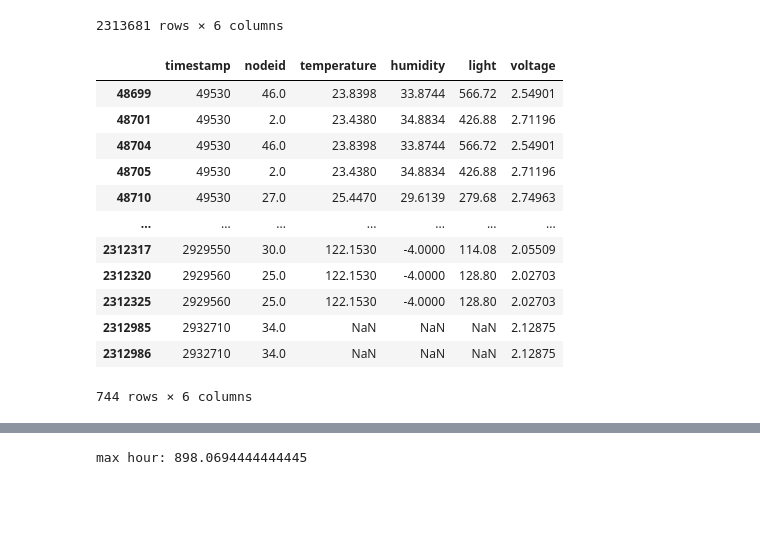
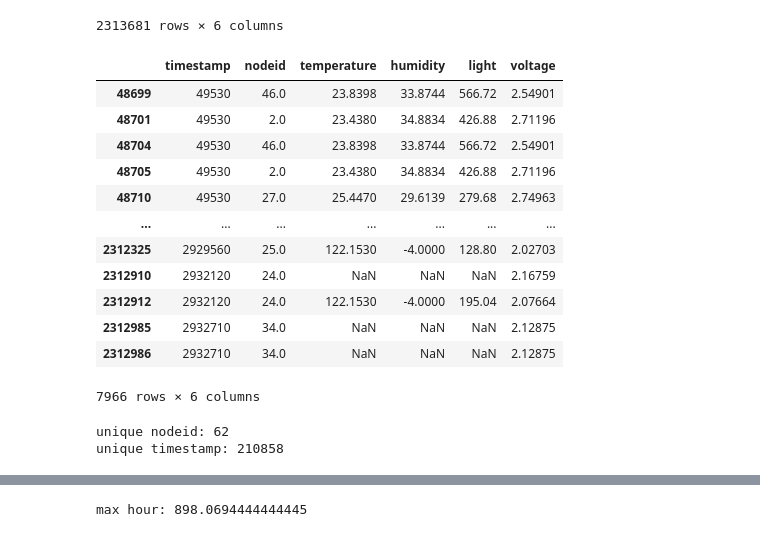
Before and after one commit to siji2022/CS6604_LoG_project, a Jupyter notebook: eda.ipynb, the cells around one changed output, grey strips where cells are left out. Saved outputs shown, nothing was run; the diff lists cells and outputs as text; code cells hidden in the pictures; blank space fills up the shorter version.

```diff
--- a/eda.ipynb
+++ b/eda.ipynb
@@ -30,23 +30,19 @@ data
 2313681 rows × 6 columns
 # %%
 # find duplicated rows
-duplicated = data.duplicated(keep=False)
+duplicated = data[['timestamp','nodeid']].duplicated(keep=False)
 data[duplicated]
-# duplicated = duplicated[duplicated == True]
-# print('duplicated rows:', duplicated)
-# remove dupilicated rows
-# data = data.drop_duplicates()
 # %% [output]
 |  | timestamp | nodeid | temperature | humidity | light | voltage |
 | 48699 | 49530 | 46.0 | 23.8398 | 33.8744 | 566.72 | 2.54901 |
 | 48701 | 49530 | 2.0 | 23.4380 | 34.8834 | 426.88 | 2.71196 |
 | 48704 | 49530 | 46.0 | 23.8398 | 33.8744 | 566.72 | 2.54901 |
 | 48705 | 49530 | 2.0 | 23.4380 | 34.8834 | 426.88 | 2.71196 |
 | 48710 | 49530 | 27.0 | 25.4470 | 29.6139 | 279.68 | 2.74963 |
 | ... | ... | ... | ... | ... | ... | ... |
-| 2312317 | 2929550 | 30.0 | 122.1530 | -4.0000 | 114.08 | 2.05509 |
-| 2312320 | 2929560 | 25.0 | 122.1530 | -4.0000 | 128.80 | 2.02703 |
 | 2312325 | 2929560 | 25.0 | 122.1530 | -4.0000 | 128.80 | 2.02703 |
+| 2312910 | 2932120 | 24.0 | NaN | NaN | NaN | 2.16759 |
+| 2312912 | 2932120 | 24.0 | 122.1530 | -4.0000 | 195.04 | 2.07664 |
 | 2312985 | 2932710 | 34.0 | NaN | NaN | NaN | 2.12875 |
 | 2312986 | 2932710 | 34.0 | NaN | NaN | NaN | 2.12875 |
-744 rows × 6 columns
+7966 rows × 6 columns
@@ -52,0 +54,7 @@ data[duplicated]
+# %%
+# check unique values
+print('unique nodeid:', len(data['nodeid'].unique()))
+print('unique timestamp:', len(data['timestamp'].unique()))
+# %% [output]
+unique nodeid: 62
+unique timestamp: 210858
```
Also changed, not shown: parts of 12 cells of this notebook, 1 other file.
